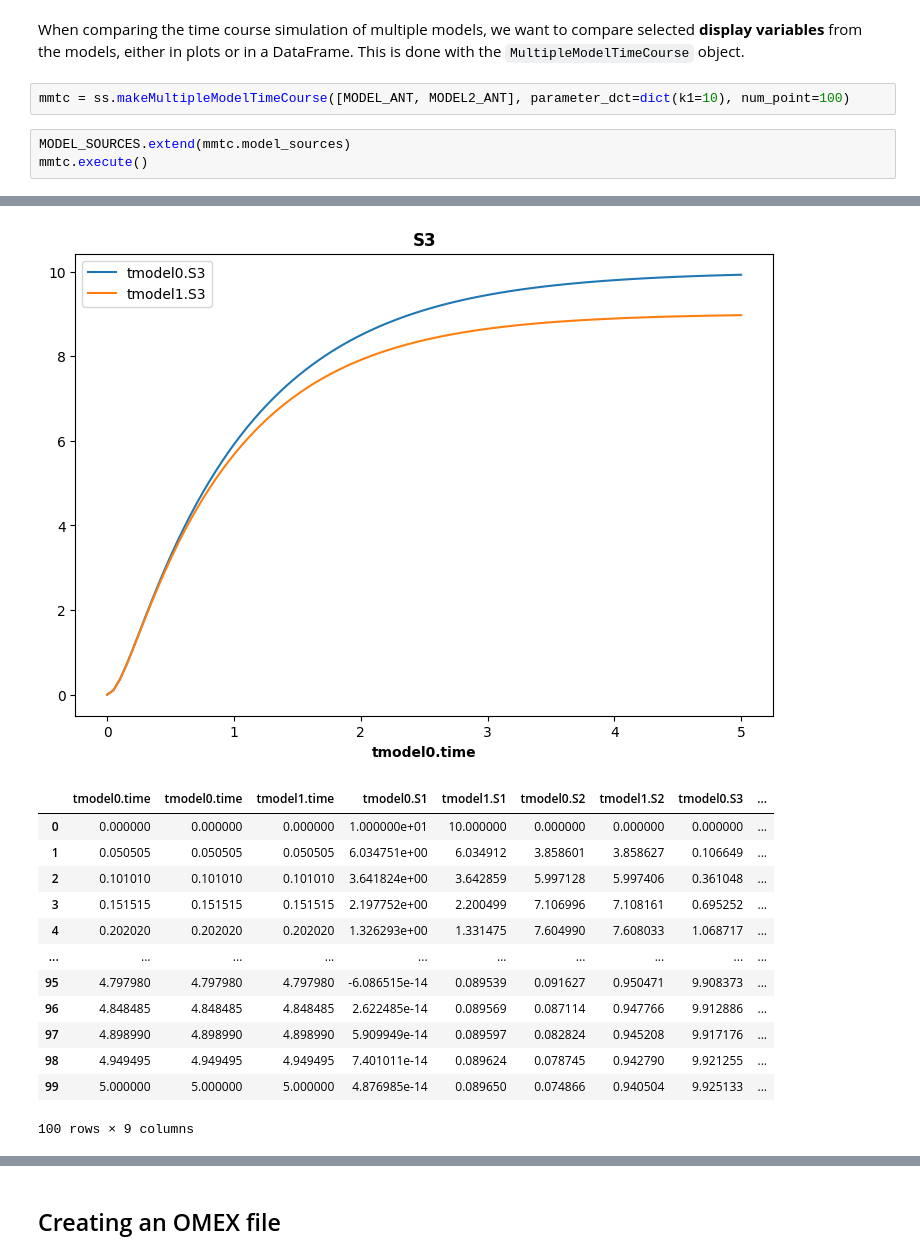
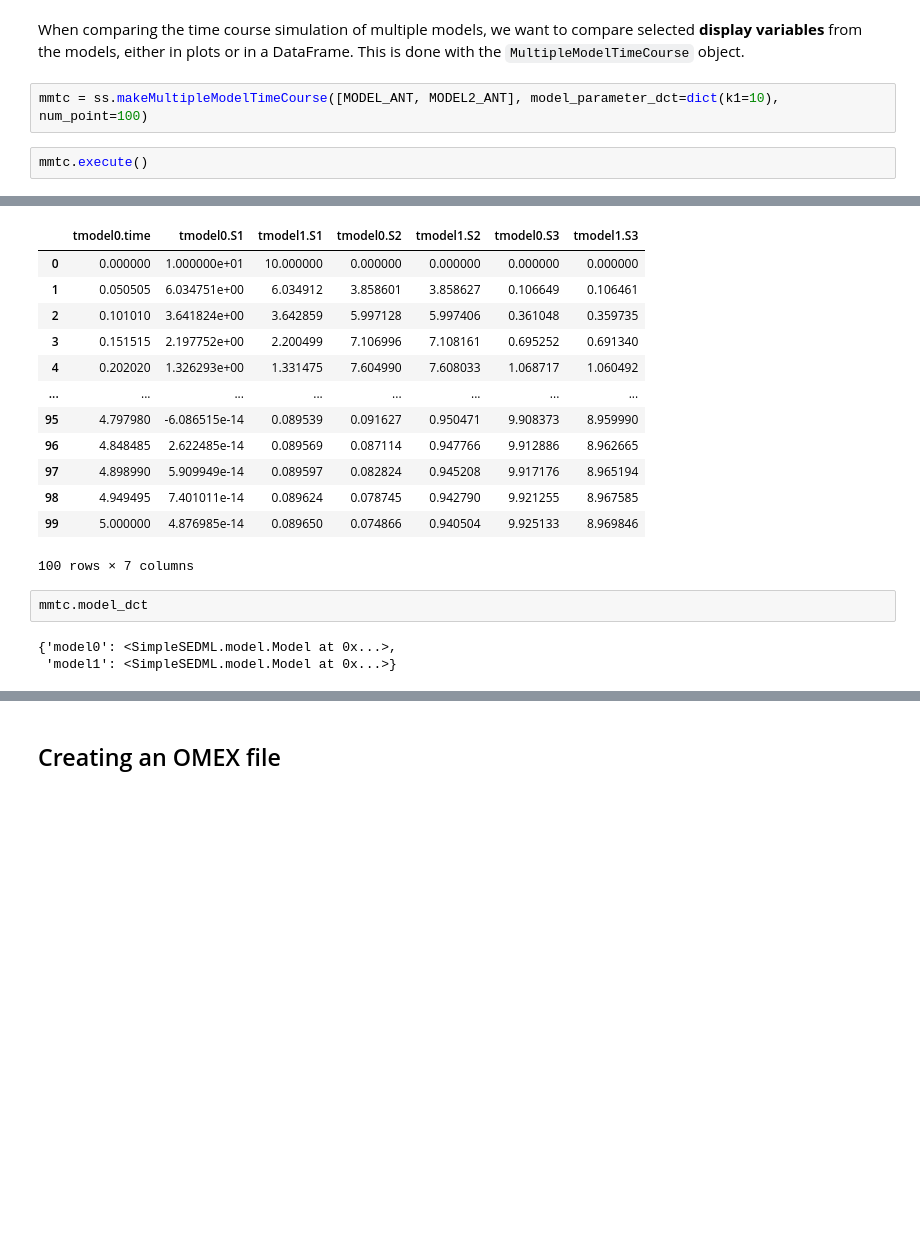
Before and after one commit to sys-bio/SimpleSEDML, a Jupyter notebook: examples/usage_examples.ipynb, the cells around one changed output, grey strips where cells are left out. Drawn from its saved outputs; the diff is of its cells as text; blank space fills up the shorter version.

```diff
--- a/examples/usage_examples.ipynb
+++ b/examples/usage_examples.ipynb
@@ -179,8 +180,7 @@ MODEL_SOURCES.extend(smtc.model_sources)
 # %% [markdown]
 When comparing the time course simulation of multiple models, we want to compare selected **display variables** from the models, either in plots or in a DataFrame. This is done with the  ``MultipleModelTimeCourse`` object.
 # %%
-mmtc = ss.makeMultipleModelTimeCourse([MODEL_ANT, MODEL2_ANT], parameter_dct=dict(k1=10), num_point=100)
+mmtc = ss.makeMultipleModelTimeCourse([MODEL_ANT, MODEL2_ANT], model_parameter_dct=dict(k1=10), num_point=100)
 # %%
-MODEL_SOURCES.extend(mmtc.model_sources)
 mmtc.execute()
 # %% [output]
@@ -189,18 +189,22 @@ mmtc.execute()
 [figure]
-[figure, removed]
-|  | tmodel0.time | tmodel0.time | tmodel1.time | tmodel0.S1 | tmodel1.S1 | tmodel0.S2 | tmodel1.S2 | tmodel0.S3 | ... |
-| 0 | 0.000000 | 0.000000 | 0.000000 | 1.000000e+01 | 10.000000 | 0.000000 | 0.000000 | 0.000000 | ... |
-| 1 | 0.050505 | 0.050505 | 0.050505 | 6.034751e+00 | 6.034912 | 3.858601 | 3.858627 | 0.106649 | ... |
-| 2 | 0.101010 | 0.101010 | 0.101010 | 3.641824e+00 | 3.642859 | 5.997128 | 5.997406 | 0.361048 | ... |
-| 3 | 0.151515 | 0.151515 | 0.151515 | 2.197752e+00 | 2.200499 | 7.106996 | 7.108161 | 0.695252 | ... |
-| 4 | 0.202020 | 0.202020 | 0.202020 | 1.326293e+00 | 1.331475 | 7.604990 | 7.608033 | 1.068717 | ... |
-| ... | ... | ... | ... | ... | ... | ... | ... | ... | ... |
-| 95 | 4.797980 | 4.797980 | 4.797980 | -6.086515e-14 | 0.089539 | 0.091627 | 0.950471 | 9.908373 | ... |
-| 96 | 4.848485 | 4.848485 | 4.848485 | 2.622485e-14 | 0.089569 | 0.087114 | 0.947766 | 9.912886 | ... |
-| 97 | 4.898990 | 4.898990 | 4.898990 | 5.909949e-14 | 0.089597 | 0.082824 | 0.945208 | 9.917176 | ... |
-| 98 | 4.949495 | 4.949495 | 4.949495 | 7.401011e-14 | 0.089624 | 0.078745 | 0.942790 | 9.921255 | ... |
-| 99 | 5.000000 | 5.000000 | 5.000000 | 4.876985e-14 | 0.089650 | 0.074866 | 0.940504 | 9.925133 | ... |
+|  | tmodel0.time | tmodel0.S1 | tmodel1.S1 | tmodel0.S2 | tmodel1.S2 | tmodel0.S3 | tmodel1.S3 |
+| 0 | 0.000000 | 1.000000e+01 | 10.000000 | 0.000000 | 0.000000 | 0.000000 | 0.000000 |
+| 1 | 0.050505 | 6.034751e+00 | 6.034912 | 3.858601 | 3.858627 | 0.106649 | 0.106461 |
+| 2 | 0.101010 | 3.641824e+00 | 3.642859 | 5.997128 | 5.997406 | 0.361048 | 0.359735 |
+| 3 | 0.151515 | 2.197752e+00 | 2.200499 | 7.106996 | 7.108161 | 0.695252 | 0.691340 |
+| 4 | 0.202020 | 1.326293e+00 | 1.331475 | 7.604990 | 7.608033 | 1.068717 | 1.060492 |
+| ... | ... | ... | ... | ... | ... | ... | ... |
+| 95 | 4.797980 | -6.086515e-14 | 0.089539 | 0.091627 | 0.950471 | 9.908373 | 8.959990 |
+| 96 | 4.848485 | 2.622485e-14 | 0.089569 | 0.087114 | 0.947766 | 9.912886 | 8.962665 |
+| 97 | 4.898990 | 5.909949e-14 | 0.089597 | 0.082824 | 0.945208 | 9.917176 | 8.965194 |
+| 98 | 4.949495 | 7.401011e-14 | 0.089624 | 0.078745 | 0.942790 | 9.921255 | 8.967585 |
+| 99 | 5.000000 | 4.876985e-14 | 0.089650 | 0.074866 | 0.940504 | 9.925133 | 8.969846 |
-100 rows × 9 columns
+100 rows × 7 columns
+# %%
+mmtc.model_dct
+# %% [output]
+{'model0': <SimpleSEDML.model.Model at 0x...>,
+ 'model1': <SimpleSEDML.model.Model at 0x...>}
 # %%
 print(mmtc.getPhraSEDML())
 # %% [output]
```
Also changed, not shown: parts of 23 cells of this notebook, 14 other files.
